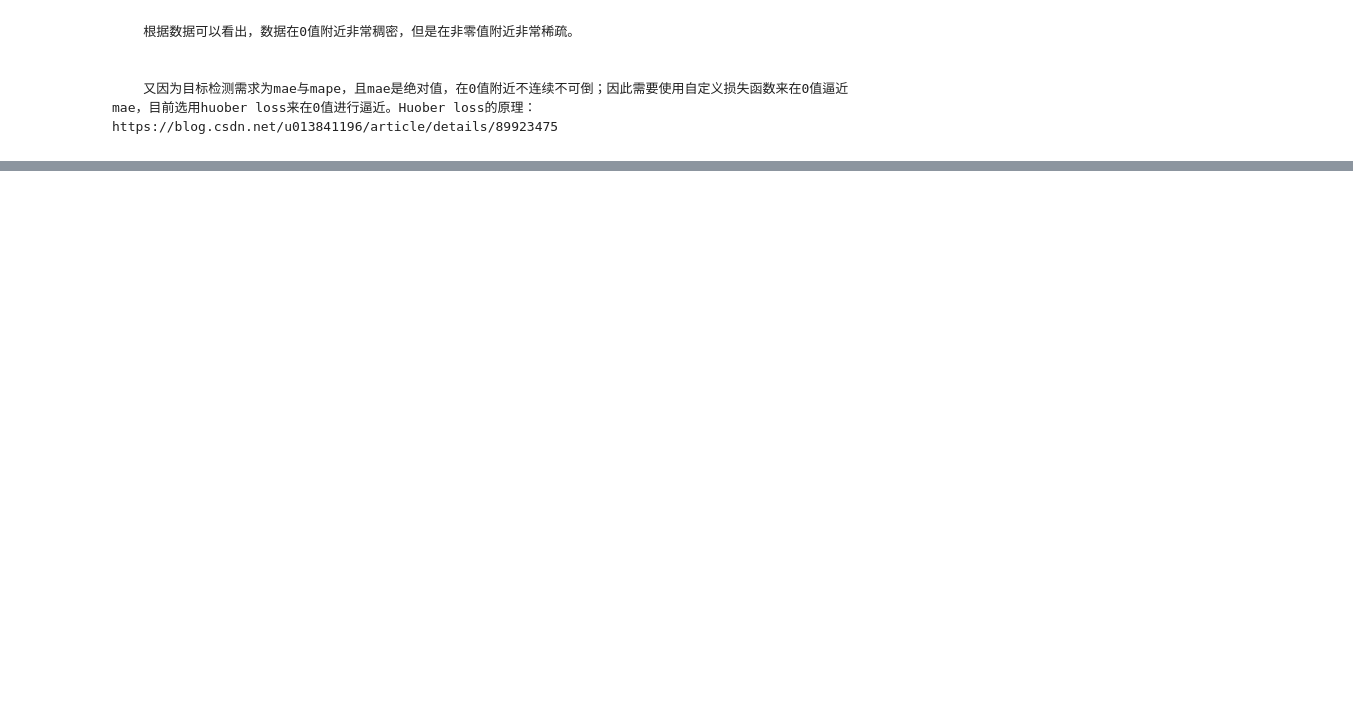
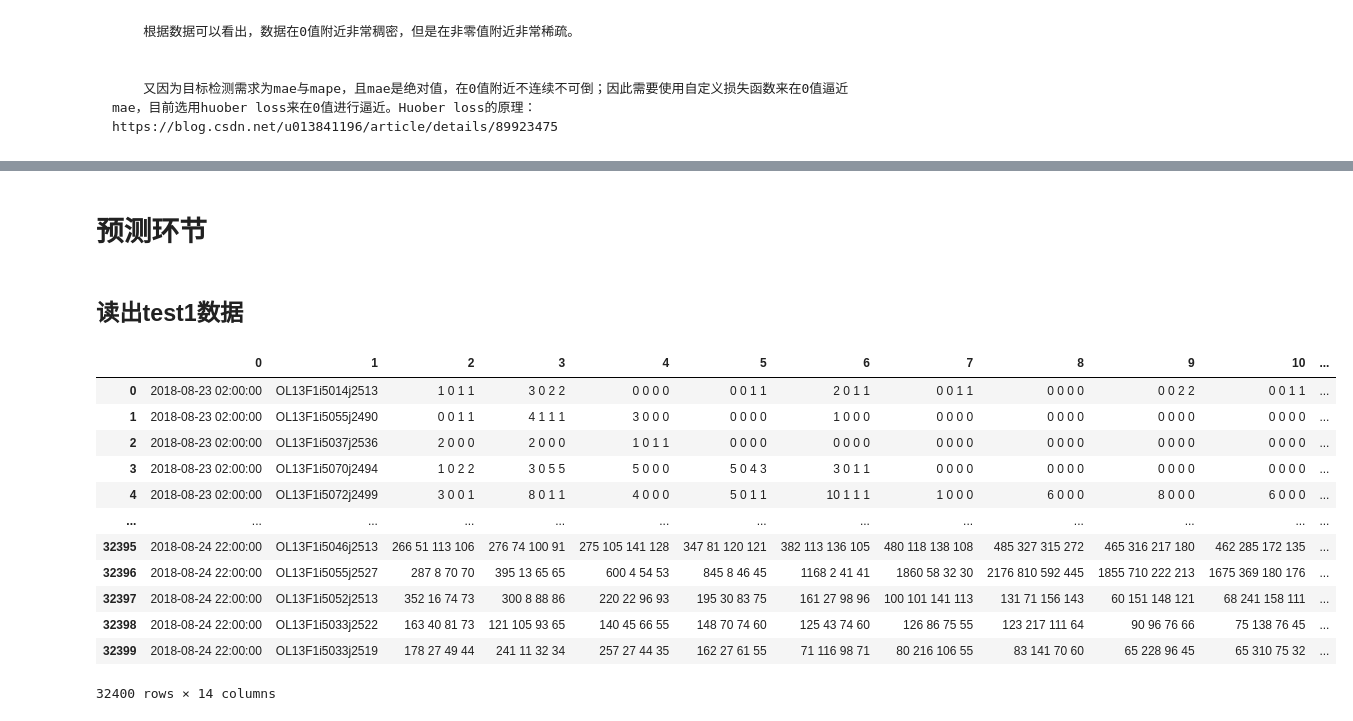
Before and after one commit to JinhanM/my-models, a Jupyter notebook: xgboost/飞驰计划/script/模型训练.ipynb, the cells around one changed output, grey strips where cells are left out. Drawn from its saved outputs; the diff is of its cells as text; code cells hidden in the pictures; blank space fills up the shorter version.

```diff
--- a/xgboost/飞驰计划/script/模型训练.ipynb
+++ b/xgboost/飞驰计划/script/模型训练.ipynb
@@ -15,6 +15,7 @@ ROOT_PATH = os.path.dirname(os.getcwd())
 DATA_PATH = os.path.join(ROOT_PATH, "data")
 SCRIPT_PATH = os.path.join(ROOT_PATH, "script")
 MODEL_PATH = os.path.join(ROOT_PATH, "model")
+TEST1_PATH = os.path.join(ROOT_PATH, "data/test1/")
 # %% [markdown]
 ## 读取数据
 # %%
@@ -357,0 +471,26 @@ temp = t.copy
+# %% [markdown]
+# 预测环节
+# %% [markdown]
+## 读出test1数据
+# %%
+dfs_test = []
+for file in os.listdir(TEST1_PATH):
+    if len(file) >= 4 and file[-4:] == ".csv":
+        dfs_test.append(pd.read_csv(os.path.join(TEST1_PATH, file), sep=",", header=None))
+df_test = pd.concat(dfs_test)
+df_test.reset_index(drop=True, inplace=True)
+df_test
+# %% [output]
+|  | 0 | 1 | 2 | 3 | 4 | 5 | 6 | 7 | 8 | 9 | 10 | ... |
+| 0 | 2018-08-23 02:00:00 | OL13F1i5014j2513 | 1 0 1 1 | 3 0 2 2 | 0 0 0 0 | 0 0 1 1 | 2 0 1 1 | 0 0 1 1 | 0 0 0 0 | 0 0 2 2 | 0 0 1 1 | ... |
+| 1 | 2018-08-23 02:00:00 | OL13F1i5055j2490 | 0 0 1 1 | 4 1 1 1 | 3 0 0 0 | 0 0 0 0 | 1 0 0 0 | 0 0 0 0 | 0 0 0 0 | 0 0 0 0 | 0 0 0 0 | ... |
+| 2 | 2018-08-23 02:00:00 | OL13F1i5037j2536 | 2 0 0 0 | 2 0 0 0 | 1 0 1 1 | 0 0 0 0 | 0 0 0 0 | 0 0 0 0 | 0 0 0 0 | 0 0 0 0 | 0 0 0 0 | ... |
+| 3 | 2018-08-23 02:00:00 | OL13F1i5070j2494 | 1 0 2 2 | 3 0 5 5 | 5 0 0 0 | 5 0 4 3 | 3 0 1 1 | 0 0 0 0 | 0 0 0 0 | 0 0 0 0 | 0 0 0 0 | ... |
+| 4 | 2018-08-23 02:00:00 | OL13F1i5072j2499 | 3 0 0 1 | 8 0 1 1 | 4 0 0 0 | 5 0 1 1 | 10 1 1 1 | 1 0 0 0 | 6 0 0 0 | 8 0 0 0 | 6 0 0 0 | ... |
+| ... | ... | ... | ... | ... | ... | ... | ... | ... | ... | ... | ... | ... |
+| 32395 | 2018-08-24 22:00:00 | OL13F1i5046j2513 | 266 51 113 106 | 276 74 100 91 | 275 105 141 128 | 347 81 120 121 | 382 113 136 105 | 480 118 138 108 | 485 327 315 272 | 465 316 217 180 | 462 285 172 135 | ... |
+| 32396 | 2018-08-24 22:00:00 | OL13F1i5055j2527 | 287 8 70 70 | 395 13 65 65 | 600 4 54 53 | 845 8 46 45 | 1168 2 41 41 | 1860 58 32 30 | 2176 810 592 445 | 1855 710 222 213 | 1675 369 180 176 | ... |
+| 32397 | 2018-08-24 22:00:00 | OL13F1i5052j2513 | 352 16 74 73 | 300 8 88 86 | 220 22 96 93 | 195 30 83 75 | 161 27 98 96 | 100 101 141 113 | 131 71 156 143 | 60 151 148 121 | 68 241 158 111 | ... |
+| 32398 | 2018-08-24 22:00:00 | OL13F1i5033j2522 | 163 40 81 73 | 121 105 93 65 | 140 45 66 55 | 148 70 74 60 | 125 43 74 60 | 126 86 75 55 | 123 217 111 64 | 90 96 76 66 | 75 138 76 45 | ... |
+| 32399 | 2018-08-24 22:00:00 | OL13F1i5033j2519 | 178 27 49 44 | 241 11 32 34 | 257 27 44 35 | 162 27 61 55 | 71 116 98 71 | 80 216 106 55 | 83 141 70 60 | 65 228 96 45 | 65 310 75 32 | ... |
+32400 rows × 14 columns
```
Also changed, not shown: parts of 16 cells of this notebook.
